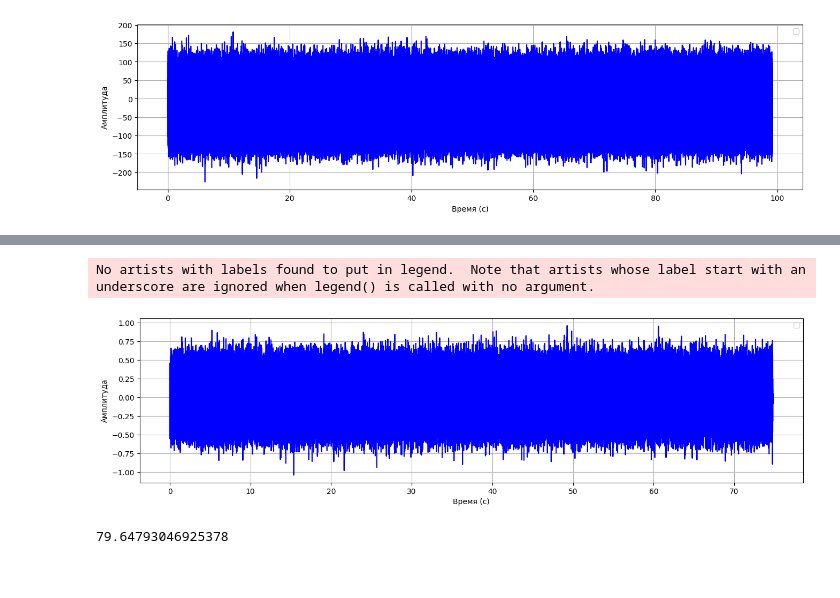
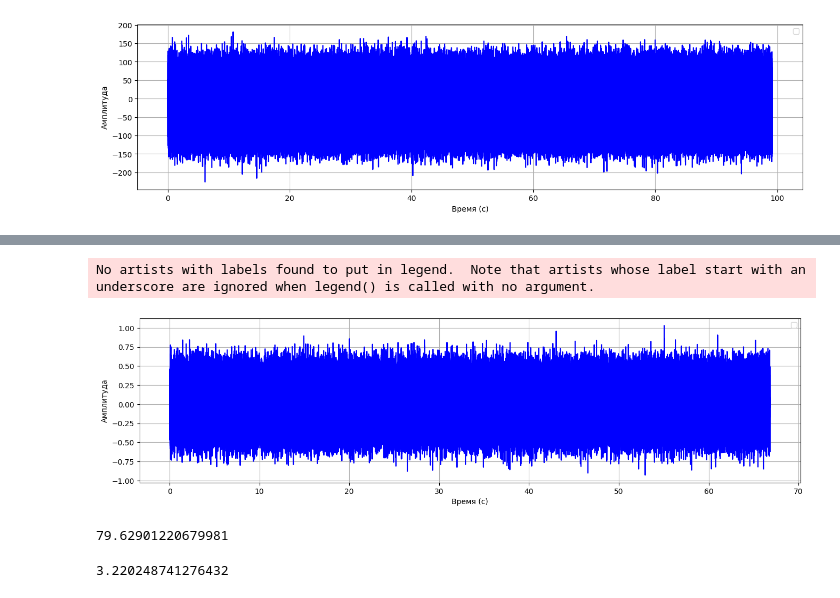
Before and after one commit to bdExplore/Scientific, a Jupyter notebook: Python/pgd_2209.ipynb, the cells around one changed output, grey strips where cells are left out. Cells and saved outputs as stored; diff of their text form; code cells hidden in the pictures.

```diff
--- a/Python/pgd_2209.ipynb
+++ b/Python/pgd_2209.ipynb
@@ -8,5 +8,6 @@ from audio_function import filt_freq, RMS
 # %%
-fs, data_2209_pgd = wavfile.read('/Users/bogda/Desktop/Acoustics/Scientific/Исходные данные/2025_1003/2025_1003_1833/MIC1.WAV')
-fs, data_2209_micr = wavfile.read('/Users/bogda/Desktop/Acoustics/Scientific/Исходные данные/2025_1003/2025_1003_1833/MIC2.WAV')
+fs, data_2209_pgd = wavfile.read('/Users/bogda/Desktop/Acoustics/Scientific/Исходные данные/2025_1003/2025_1003_1842/MIC1.WAV')
+fs, data_2209_micr = wavfile.read('/Users/bogda/Desktop/Acoustics/Scientific/Исходные данные/2025_1003/2025_1003_1842/MIC2.WAV')
 fs, data_2209_micr_calibr = wavfile.read('/Users/bogda/Desktop/Acoustics/Scientific/Исходные данные/2025_1003/2025_1003_1847/MIC2.WAV')
 fs, data_2209_gen = wavfile.read('/Users/bogda/Desktop/Acoustics/Scientific/Исходные данные/2025_1003/2025_1003_1851/MIC1.WAV')
+fs, data_micr_gen = wavfile.read('/Users/bogda/Desktop/Acoustics/Scientific/Исходные данные/2025_0926_1855/MIC2.WAV')
@@ -113,7 +126,12 @@ No artists with labels found to put in legend.  Note that artists whose label st
 # %%
-data_2209_micr_calibr_1000Hz_filt = ifft((fft(data_2209_micr_calibr_1000Hz)))
-k_shum = 10**(2)
-k_t = RMS(data_2209_micr_calibr_1000Hz_filt) / k_shum
+# Находим коэффициент пересчета ручки усиления шумомера
+data_2209_micr_calibr_1000Hz_filt = ifft(fft(data_2209_micr_calibr_1000Hz))
+impl_dB = 40
+k_impl = 10**(impl_dB/20)
+data_2209_micr_calibr_1000Hz_filt = data_2209_micr_calibr_1000Hz_filt / k_impl
+data_2209_micr = data_2209_micr / k_impl
+
+k_t = RMS(data_2209_micr_calibr_1000Hz_filt)
 k = 1 / k_t
 k
 # %% [output]
@@ -121,3 +139,2 @@ k
 # %%
-data_2209_micr_pa = data_2209_micr / k_shum
-data_2209_micr_pa = data_2209_micr_pa * k
+data_2209_micr_pa = data_2209_micr * k
@@ -124,26 +161,32 @@ data_2209_micr_pa = data_2209_micr_pa * k
 # %%
-t_pgd = np.arange(len(data_2209_micr_pa))/fs
-f_pgd = fftfreq(len(data_2209_micr_pa), 1 / fs)
+signal = data_2209_micr_pa
+t = np.arange(len(signal))/fs
+f = fftfreq(len(signal), 1 / fs)
 plt.figure(figsize=(16,4))
-plt.plot(t_pgd,(data_2209_micr_pa), color='blue')
+plt.plot(t, (signal), color='blue')
 plt.legend()
 plt.xlabel("Время (с)")
 plt.ylabel("Амплитуда")
 plt.grid(True)
-# plt.xlim(0, 100)
+
 plt.show()
 # %% [output]
 No artists with labels found to put in legend.  Note that artists whose label start with an underscore are ignored when legend() is called with no argument.
-[figure, old version]
+[figure, new version]
 # %%
 data_2209_micr_pa_rms = RMS(data_2209_micr_pa)
 dB_level = 20 * np.log10(data_2209_micr_pa_rms / 2e-5)
+dB_level
+# %% [output]
+79.62901220679981
-# %%
-dB_level
-# %% [output]
-79.64793046925378
 # %%
+# Находим коэффициент пересчета из относительных единиц в мВ
+
+# data_2209_gen_filt = ifft(filt_freq(fft(data_2209_gen), 995, 1005, fs))
 RMS_gen = RMS(data_2209_gen)
 mv_gen = 134
-rel_to_mv = mv_gen / RMS_gen
-data_2209_pgd_mv = data_2209_pgd * rel_to_mv
+k_to_mv = mv_gen / RMS_gen
+data_2209_pgd_mv = data_2209_pgd * k_to_mv
+k_to_mv
+# %% [output]
+3.220248741276432
```
Also changed, not shown: parts of 19 cells of this notebook, 4 other files.
